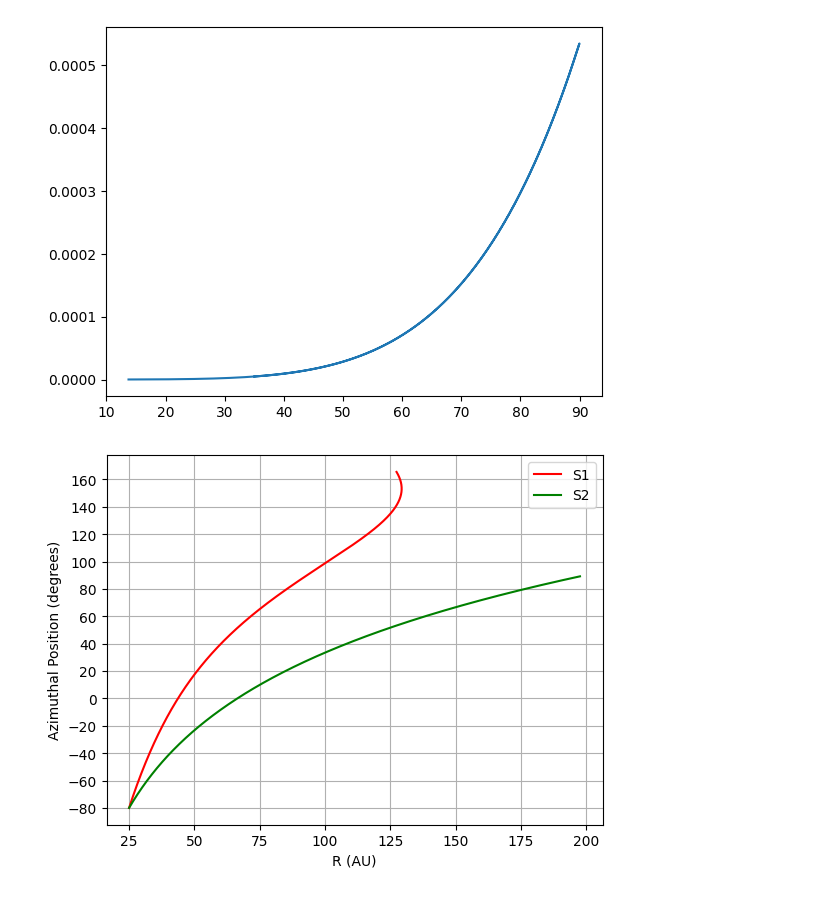
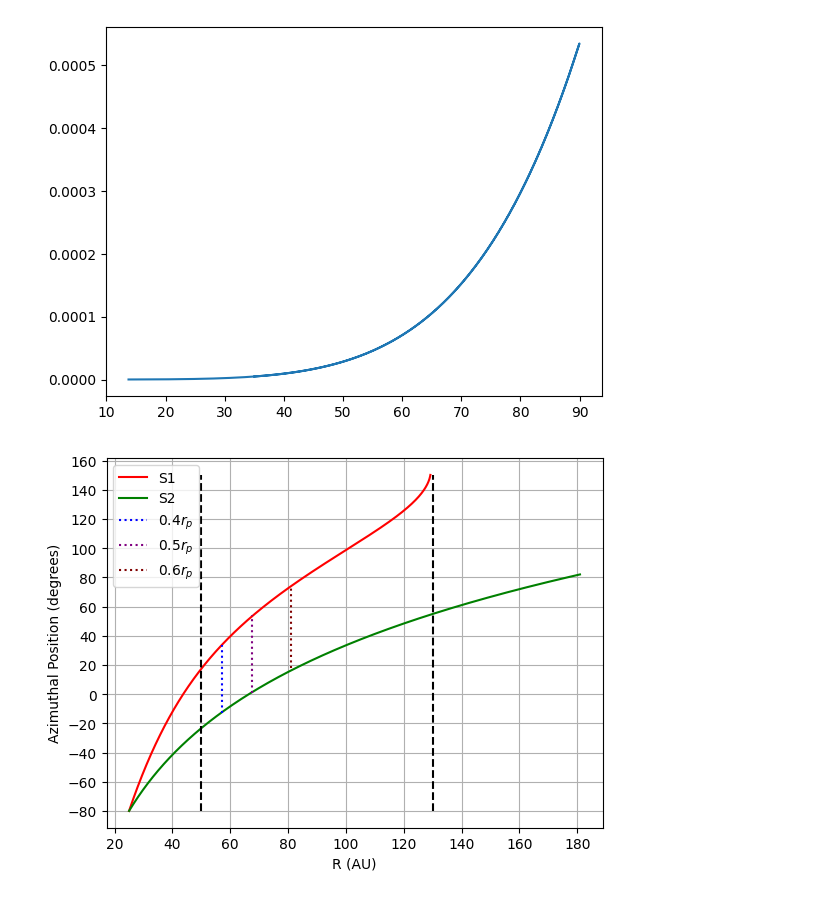
Before and after one commit to danmcl77/masters, a Jupyter notebook: Spiral Modelling.ipynb, the cells around one changed output. Drawn from its saved outputs; the diff is of its cells as text; code cells hidden in the pictures.

```diff
--- a/Spiral Modelling.ipynb
+++ b/Spiral Modelling.ipynb
@@ -60,7 +60,7 @@ plt.imshow(ATPyxDeproj,cmap='inferno',origin='lower',extent=[-317.3,317.3,-317.3
 plt.xlabel('Offset (AU)')
 plt.ylabel('Offset (AU)')
 
-theta = np.radians(np.linspace(0,360*0.8,1000))
+theta = np.radians(np.linspace(0,360*0.7,1000))
 r = 25*np.exp(theta * 0.39)
 x_2 = r*np.cos(theta-np.radians(80))+(0.3*theta**3)
 y_2 = r*np.sin(theta-np.radians(80))+(0.12*theta**4)
@@ -70,8 +70,19 @@ for i in range(len(theta)):
     theta[i] = np.arctan2(y_2[i],x_2[i])*180/np.pi
 
 spiral1 = [x_2,y_2,r,theta]
+plt.plot(x_2,y_2,linestyle='dotted',color='red')
 
-plt.plot(x_2,y_2,linestyle='dashed',color='red')
+theta = np.radians(np.linspace(0,360*0.7,1000))
+r = 25*np.exp(theta * 0.39)
+x_2 = r*np.cos(theta-np.radians(80))+(0.3*theta**3)
+y_2 = r*np.sin(theta-np.radians(80))+(0.12*theta**4)
+for i in range(len(theta)):
+    r[i] = np.sqrt(x_2[i]**2 + y_2[i]**2)
+    theta[i] = np.arctan2(y_2[i],x_2[i])*180/np.pi
+
+spiral1true = [x_2,y_2,r,theta]
+#plt.plot(x_2,y_2,color='red')
+
 
 
 
@@ -89,7 +100,7 @@ spiral2 = [x_2,y_2,r,theta]
 
 plt.plot(x_2,y_2,linestyle='dashed',color='green')
 
-theta = np.radians(np.linspace(0,360*0.2,1000))
+theta = np.radians(np.linspace(0,360*0.15,1000))
 r = -30*np.exp(theta * 1.3)
 x_2 = r*np.cos(theta-np.radians(40))
 y_2 = r*np.sin(theta-np.radians(40))
@@ -183,12 +195,18 @@ plt.plot(sep1[1],q)
 # %%
 plt.plot(spiral1[2],spiral1[3],color='red')
 plt.plot(spiral2[2],spiral2[3],color='green')
+plt.plot(57*np.ones(50),np.linspace(-13,34),linestyle='dotted',color='blue')
+plt.plot(67.5*np.ones(50),np.linspace(1,54),linestyle='dotted',color='purple')
+plt.plot(81*np.ones(50),np.linspace(18,73),linestyle='dotted',color='maroon')
+plt.plot(50*np.ones(50),np.linspace(-80,150),linestyle='dashed',color='black')
+plt.plot(130*np.ones(50),np.linspace(-80,150),linestyle='dashed',color='black')
+
 plt.locator_params(axis='y',nbins=20)
 plt.grid()
 plt.xlabel('R (AU)')
 plt.ylabel('Azimuthal Position (degrees)')
-plt.legend(['S1','S2'])
+plt.legend(['S1','S2','$0.4r_p$','$0.5r_p$','$0.6r_p$'])
 #for separation of 75degrees - q = 2.15e-4 --> 0.25 Mjup
-#plt.savefig('AzimuthalSeparation.png')
+plt.savefig('AzimuthalSeparation.png')
 # %% [output]
-[figure, old version]
+[figure, new version]
```
Also changed, not shown: parts of 2 cells of this notebook, 1 other file.
